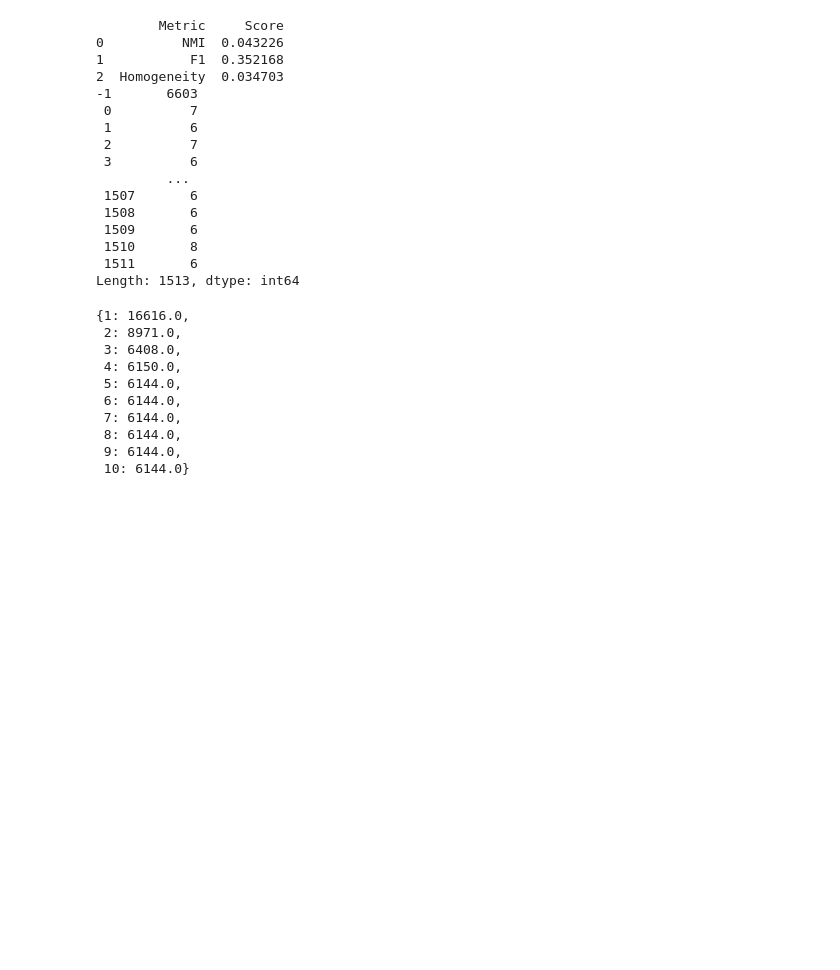
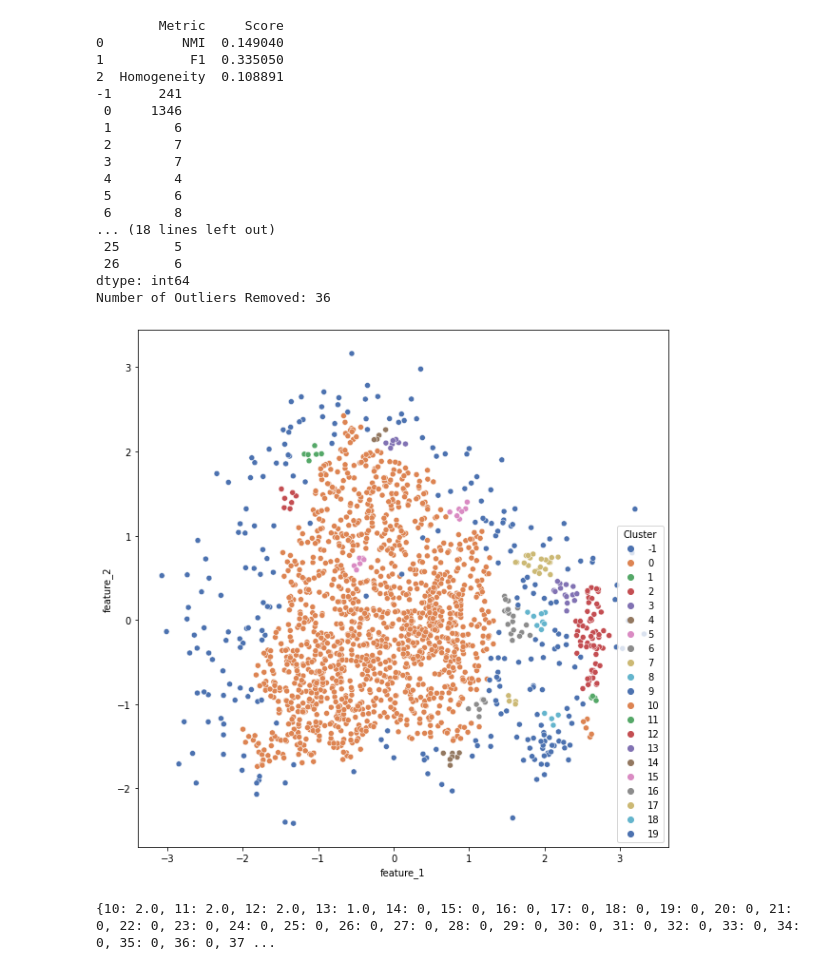
Before and after one commit to brycegsmith/psg_project, a Jupyter notebook: main2.ipynb, the cells around one changed output. Cells and saved outputs as stored; diff of their text form; code cells hidden in the pictures; blank space fills up the shorter version.

```diff
--- a/main2.ipynb
+++ b/main2.ipynb
@@ -429,57 +553,60 @@ def get_clustering_metrics(cluster_ids, target):
 # %%
 # DBSCAN - keep in mind the results will change each time we run PCA
 
-dbscan = cluster.DBSCAN(eps = 5, min_samples = 6)
+dbscan = cluster.DBSCAN(eps = 0.12, min_samples = 2 * n_components)
 # The choice of min_samples = 2*D (discussed in class) = 2*3 = 6. The choice of epsilon is justified in the cell below.
 
 cluster_ids = dbscan.fit(data_reduced).labels_
 print(get_clustering_metrics(cluster_ids, target))
 
 cluster_cts = pd.Series(cluster_ids).groupby(by=cluster_ids).count()
 print(cluster_cts)
 # If you just get one row with -1 and 19637, need to rerun PCA
+
+# Plot results:
+plot_dimReduction(data_reduced, cluster_ids, label_meaning = "Cluster")
 # %% [output]
         Metric     Score
-0          NMI  0.043226
-1           F1  0.352168
-2  Homogeneity  0.034703
--1       6603
- 0          7
- 1          6
- 2          7
- 3          6
-         ...
- 1507       6
- 1508       6
- 1509       6
- 1510       8
- 1511       6
-Length: 1513, dtype: int64
+0          NMI  0.149040
+1           F1  0.335050
+2  Homogeneity  0.108891
+-1      241
+ 0     1346
+ 1        6
+ 2        7
+ 3        7
+ 4        4
+ 5        6
+ 6        8
+... (18 lines left out)
+ 25       5
+ 26       6
+dtype: int64
+Number of Outliers Removed: 36
+[figure, added]
 # %%
 # Function Used to Determine a Good Value of Epsilon
 
 fail_to_cluster = {}
-for i in range(1,11):
+eps_range = range(10,110) / 10 # Goes from 1 to 11 by steps of 0.1
+for i in eps_range:
     num_fails = []
     for j in range(100):
-        dbscan = cluster.DBSCAN(eps = i, min_samples = 6)
+        dbscan = cluster.DBSCAN(eps = i/10, min_samples = 6)
         predicted_labels = dbscan.fit(data_reduced).labels_
         cluster_cts = pd.Series(predicted_labels).groupby(by=predicted_labels).count()
-        num_fails.append(cluster_cts[-1])
-    num_fails = np.array(num_fails).mean()
+        try:
+            num_fails.append(cluster_cts[-1]) #DBSCAN labels given -1 if noise
+        except:
+            pass
+    if not num_fails: # If empty (no fails in this iteration)
+        num_fails = 0
+    else:
+        num_fails = np.array(num_fails).mean()
     fail_to_cluster[i] = num_fails
 
 print(fail_to_cluster)
 # %% [output]
-{1: 16616.0,
- 2: 8971.0,
- 3: 6408.0,
- 4: 6150.0,
- 5: 6144.0,
- 6: 6144.0,
- 7: 6144.0,
- 8: 6144.0,
- 9: 6144.0,
- 10: 6144.0}
+{10: 2.0, 11: 2.0, 12: 2.0, 13: 1.0, 14: 0, 15: 0, 16: 0, 17: 0, 18: 0, 19: 0, 20: 0, 21: 0, 22: 0, 23: 0, 24: 0, 25: 0, 26: 0, 27: 0, 28: 0, 29: 0, 30: 0, 31: 0, 32: 0, 33: 0, 34: 0, 35: 0, 36: 0, 37 ...
 # %%
 # 1D Plot
```
Also changed, not shown: parts of 12 cells of this notebook.
